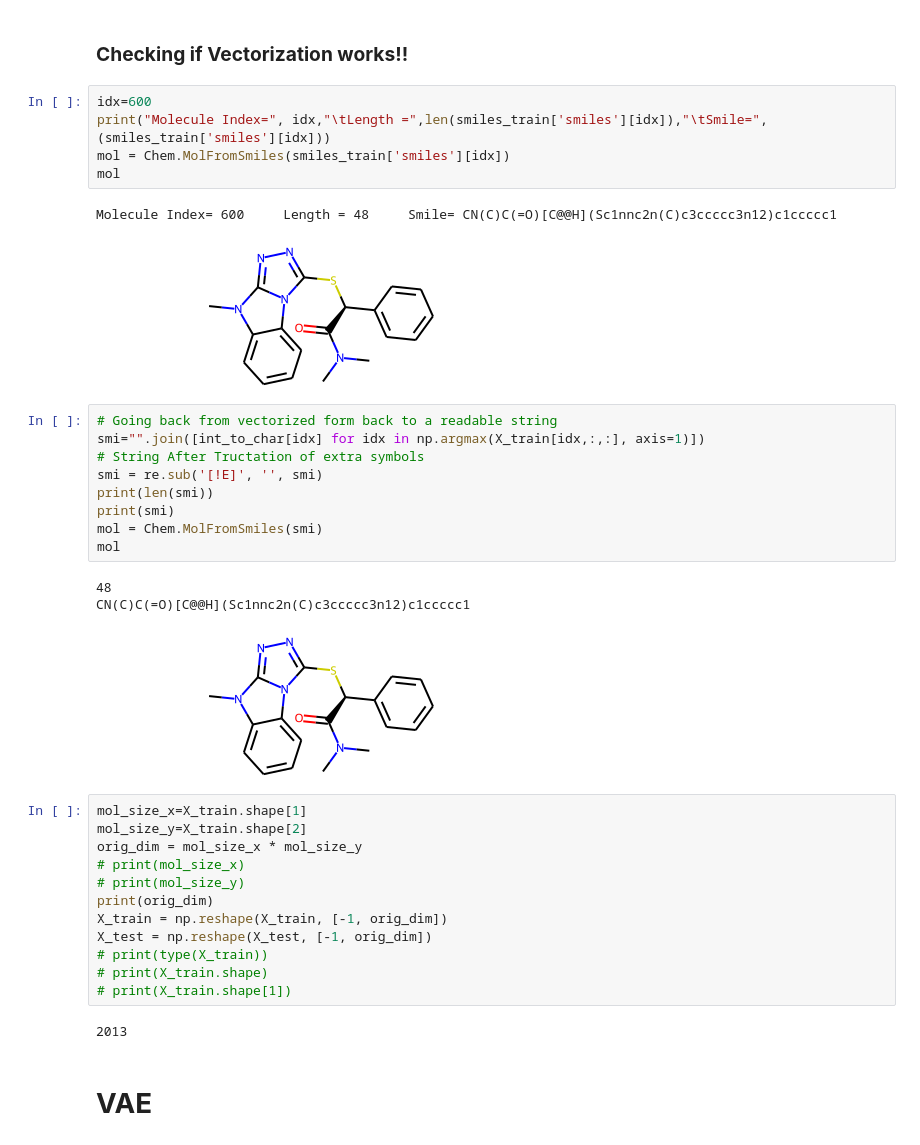
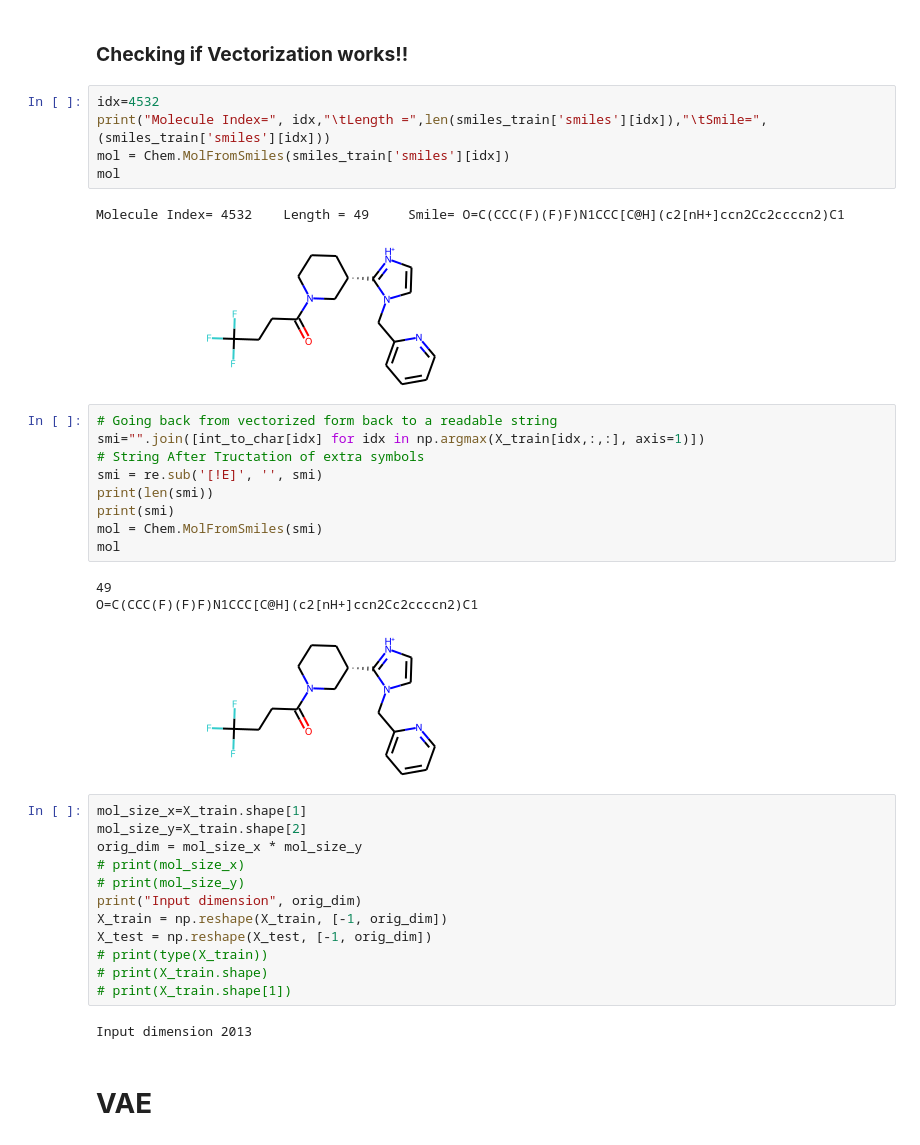
Before and after one commit to chandagrover/Machine-Learning, a Jupyter notebook: 4SAS_SMILEVAE_Predictor.ipynb, the cells around one changed output. Cells and saved outputs as stored; diff of their text form.

```diff
--- a/4SAS_SMILEVAE_Predictor.ipynb
+++ b/4SAS_SMILEVAE_Predictor.ipynb
@@ -208,13 +185,13 @@ print(X_test.shape)
 # %% [markdown]
 ### **Checking if Vectorization works!!**
 # %%
-idx=600
+idx=4532
 print("Molecule Index=", idx,"\tLength =",len(smiles_train['smiles'][idx]),"\tSmile=", (smiles_train['smiles'][idx]))
 mol = Chem.MolFromSmiles(smiles_train['smiles'][idx])
 mol
 # %% [output]
-Molecule Index= 600     Length = 48     Smile= CN(C)C(=O)[C@@H](Sc1nnc2n(C)c3ccccc3n12)c1ccccc1
+Molecule Index= 4532    Length = 49     Smile= O=C(CCC(F)(F)F)N1CCC[C@H](c2[nH+]ccn2Cc2ccccn2)C1
-[figure, old version]
+[figure, new version]
 # %%
 # Going back from vectorized form back to a readable string
 smi="".join([int_to_char[idx] for idx in np.argmax(X_train[idx,:,:], axis=1)])
@@ -225,23 +202,23 @@ print(smi)
 mol = Chem.MolFromSmiles(smi)
 mol
 # %% [output]
-48
-CN(C)C(=O)[C@@H](Sc1nnc2n(C)c3ccccc3n12)c1ccccc1
+49
+O=C(CCC(F)(F)F)N1CCC[C@H](c2[nH+]ccn2Cc2ccccn2)C1
-[figure, old version]
+[figure, new version]
 # %%
 mol_size_x=X_train.shape[1]
 mol_size_y=X_train.shape[2]
 orig_dim = mol_size_x * mol_size_y
 # print(mol_size_x)
 # print(mol_size_y)
-print(orig_dim)
+print("Input dimension", orig_dim)
 X_train = np.reshape(X_train, [-1, orig_dim])
 X_test = np.reshape(X_test, [-1, orig_dim])
 # print(type(X_train))
 # print(X_train.shape)
 # print(X_train.shape[1])
 # %% [output]
-2013
+Input dimension 2013
 # %% [markdown]
 # **VAE**
 # %%
```
Also changed, not shown: parts of 25 cells of this notebook.
